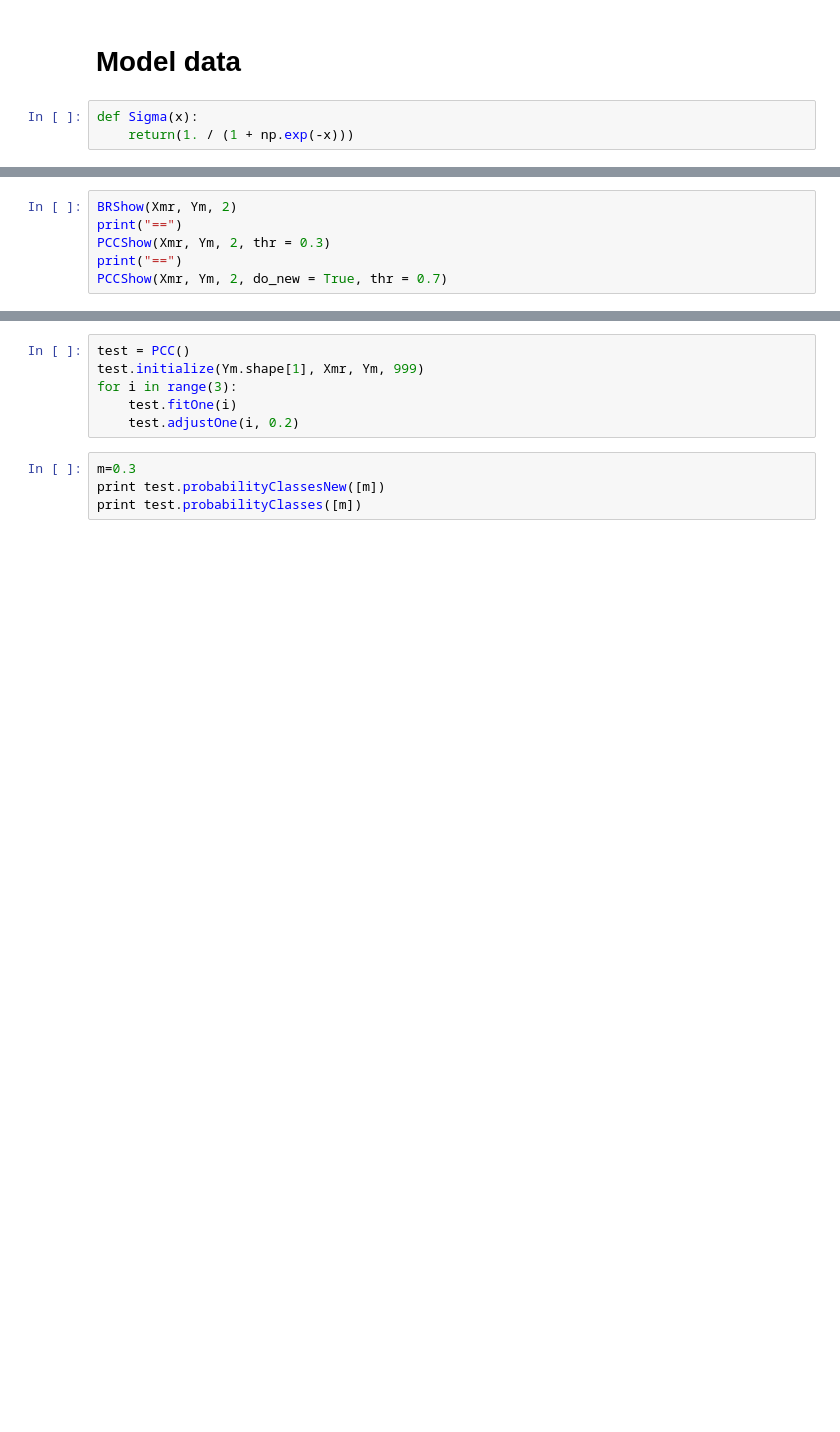
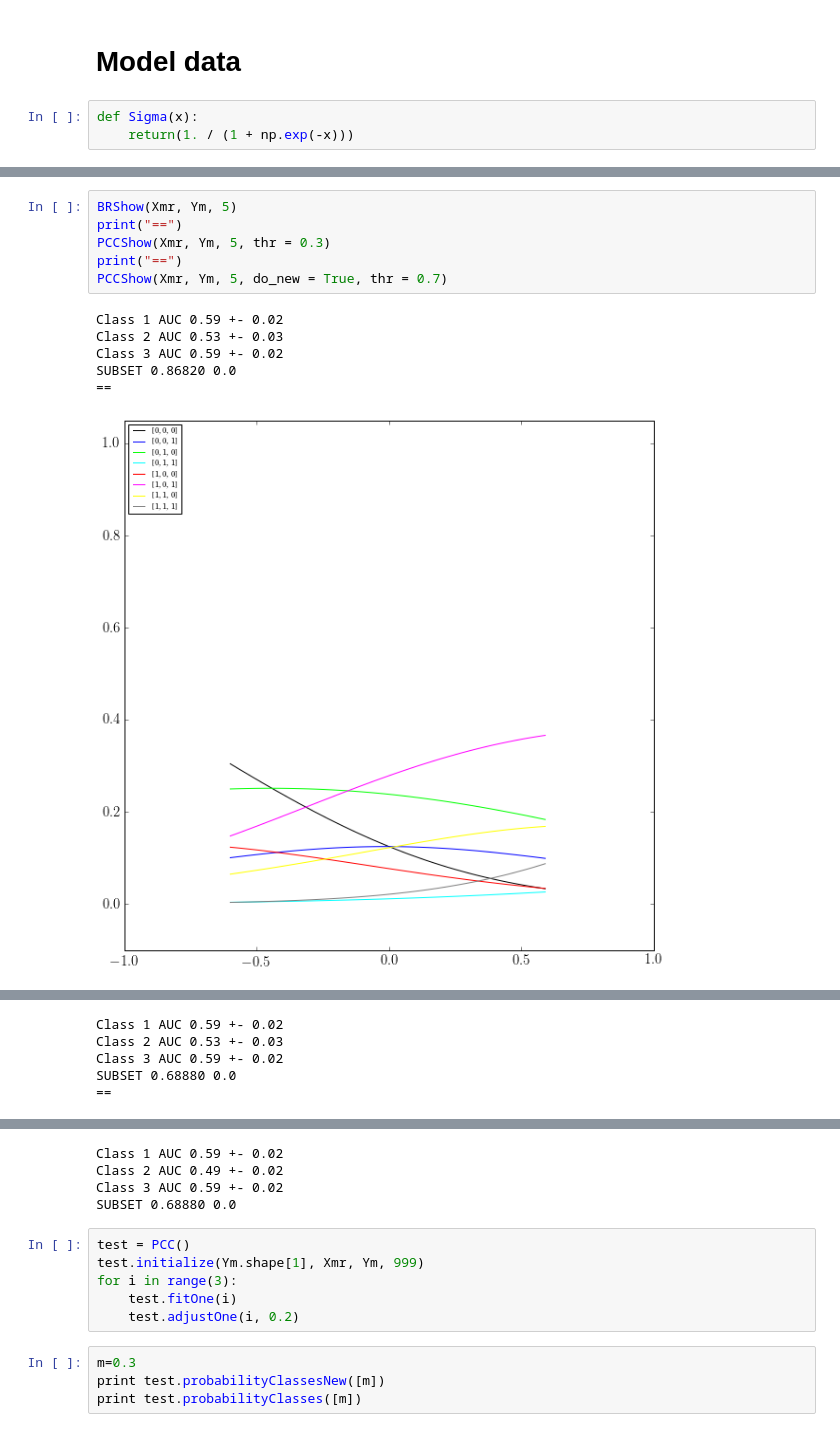
Before and after one commit to etoestja/PCCBio, a Jupyter notebook: code/MLC_PCC.ipynb, the cells around one changed output, grey strips where cells are left out. Saved outputs shown, nothing was run; the diff lists cells and outputs as text; blank space fills up the shorter version.

```diff
--- a/code/MLC_PCC.ipynb
+++ b/code/MLC_PCC.ipynb
@@ -475,6 +552,13 @@ Xmr=np.array([Xm]).T
 # %%
-BRShow(Xmr, Ym, 2)
+BRShow(Xmr, Ym, 5)
 print("==")
-PCCShow(Xmr, Ym, 2, thr = 0.3)
+PCCShow(Xmr, Ym, 5, thr = 0.3)
 print("==")
-PCCShow(Xmr, Ym, 2, do_new = True, thr = 0.7)
+PCCShow(Xmr, Ym, 5, do_new = True, thr = 0.7)
+# %% [output]
+Class 1 AUC 0.59 +- 0.02
+Class 2 AUC 0.53 +- 0.03
+Class 3 AUC 0.59 +- 0.02
+SUBSET 0.86820 0.0
+==
+[figure, added]
@@ -480,0 +569,5 @@ PCCShow(Xmr, Ym, 2, do_new = True, thr = 0.7)
+Class 1 AUC 0.59 +- 0.02
+Class 2 AUC 0.53 +- 0.03
+Class 3 AUC 0.59 +- 0.02
+SUBSET 0.68880 0.0
+==
@@ -481,3 +579,7 @@ PCCShow(Xmr, Ym, 2, do_new = True, thr = 0.7)
+Class 1 AUC 0.59 +- 0.02
+Class 2 AUC 0.49 +- 0.02
+Class 3 AUC 0.59 +- 0.02
+SUBSET 0.68880 0.0
 # %%
 test = PCC()
 test.initialize(Ym.shape[1], Xmr, Ym, 999)
```
Also changed, not shown: parts of 10 cells of this notebook.
